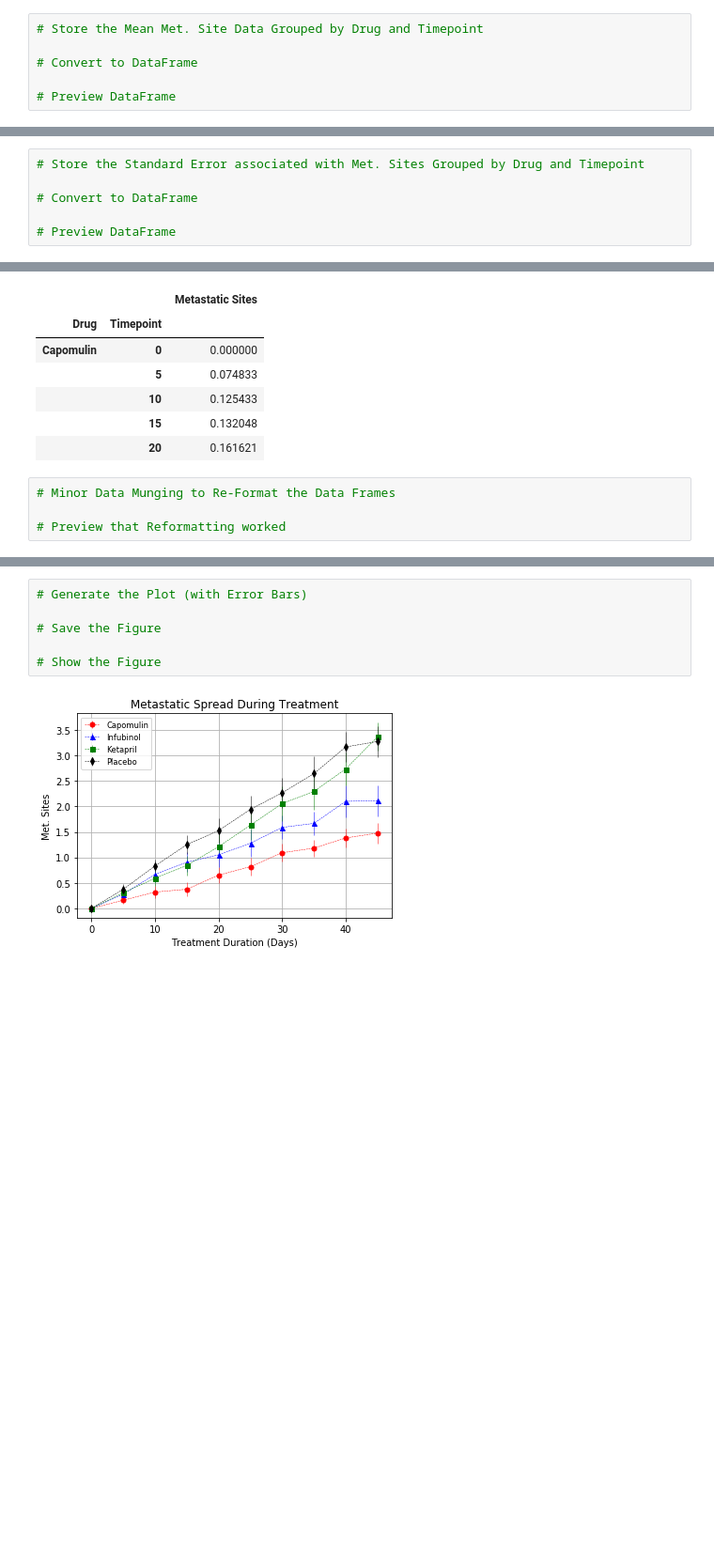
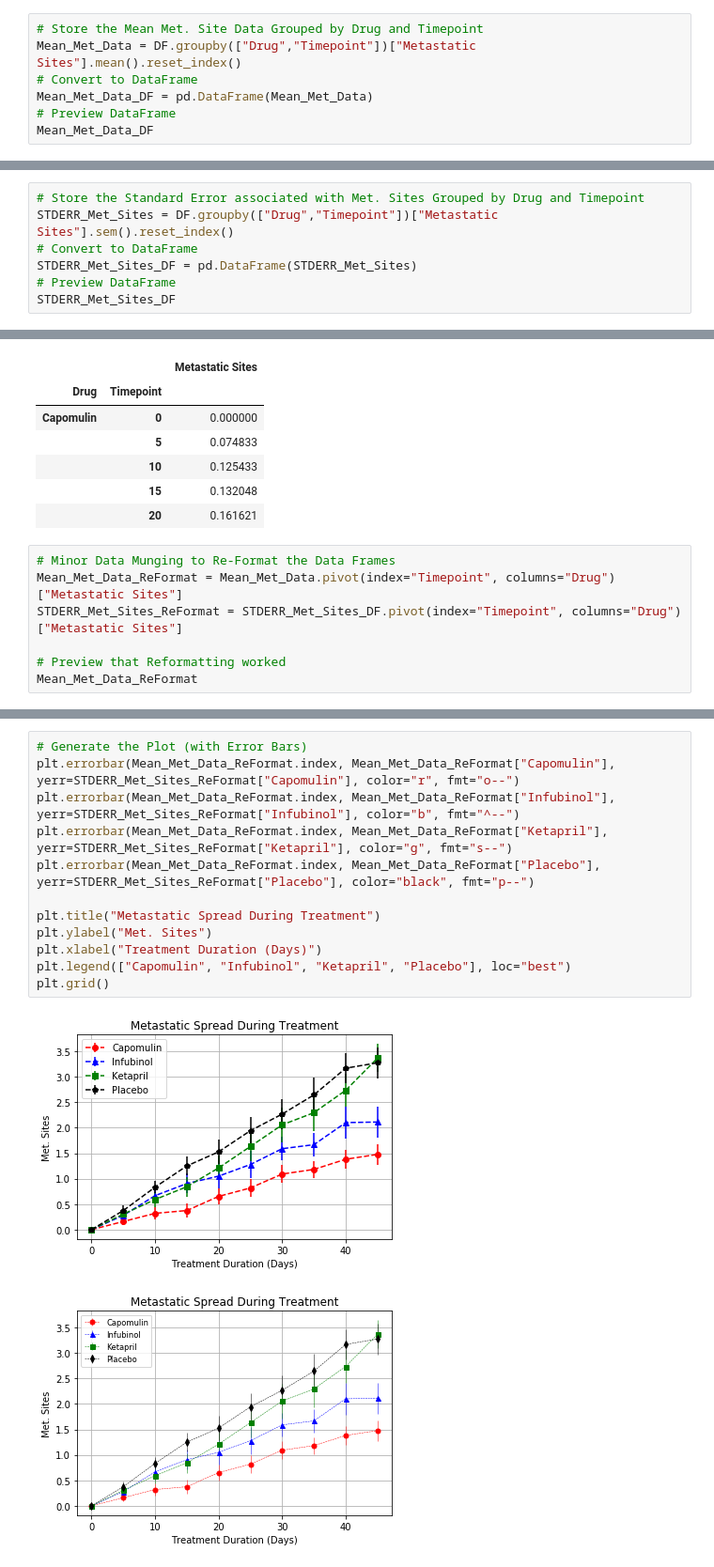
Before and after one commit to m-zurita/matplotlib-challenge, a Jupyter notebook: Pymaceuticals_pymaceuticals_starter.ipynb, the cells around one changed output, grey strips where cells are left out. Shown at 94% size. Drawn from its saved outputs; the diff is of its cells as text; blank space fills up the shorter version.

```diff
--- a/Pymaceuticals_pymaceuticals_starter.ipynb
+++ b/Pymaceuticals_pymaceuticals_starter.ipynb
@@ -136,7 +128,8 @@ plt.show()
 ## Metastatic Response to Treatment
 # %%
 # Store the Mean Met. Site Data Grouped by Drug and Timepoint
-
+Mean_Met_Data = DF.groupby(["Drug","Timepoint"])["Metastatic Sites"].mean().reset_index()
 # Convert to DataFrame
-
+Mean_Met_Data_DF = pd.DataFrame(Mean_Met_Data)
 # Preview DataFrame
+Mean_Met_Data_DF
@@ -151,7 +158,8 @@ plt.show()
 |  | 20 | 0.652174 |
 # %%
 # Store the Standard Error associated with Met. Sites Grouped by Drug and Timepoint
-
+STDERR_Met_Sites = DF.groupby(["Drug","Timepoint"])["Metastatic Sites"].sem().reset_index()
 # Convert to DataFrame
-
+STDERR_Met_Sites_DF = pd.DataFrame(STDERR_Met_Sites)
 # Preview DataFrame
+STDERR_Met_Sites_DF
@@ -166,5 +188,8 @@ plt.show()
 |  | 20 | 0.161621 |
 # %%
 # Minor Data Munging to Re-Format the Data Frames
+Mean_Met_Data_ReFormat = Mean_Met_Data.pivot(index="Timepoint", columns="Drug")["Metastatic Sites"]
+STDERR_Met_Sites_ReFormat = STDERR_Met_Sites_DF.pivot(index="Timepoint", columns="Drug")["Metastatic Sites"]
 
 # Preview that Reformatting worked
+Mean_Met_Data_ReFormat
@@ -177,12 +215,20 @@ plt.show()
 | 10 | 43.084291 | 48.285125 | 49.403909 | 49.582269 | 48.694210 | 49.423329 | 49.101541 | 42.531957 | 49.463844 | ... |
 | 15 | 42.064317 | 50.094055 | 51.296397 | 52.399974 | 50.933018 | 51.359742 | 51.067318 | 41.495061 | 51.529409 | ... |
 | 20 | 40.716325 | 52.157049 | 53.197691 | 54.920935 | 53.644087 | 54.364417 | 53.346737 | 40.238325 | 54.067395 | ... |
-# %%
-# Generate the Plot (with Error Bars)
-
-# Save the Figure
-
-# Show the Figure
+# %%
+# Generate the Plot (with Error Bars)
+plt.errorbar(Mean_Met_Data_ReFormat.index, Mean_Met_Data_ReFormat["Capomulin"], yerr=STDERR_Met_Sites_ReFormat["Capomulin"], color="r", fmt="o--")
+plt.errorbar(Mean_Met_Data_ReFormat.index, Mean_Met_Data_ReFormat["Infubinol"], yerr=STDERR_Met_Sites_ReFormat["Infubinol"], color="b", fmt="^--")
+plt.errorbar(Mean_Met_Data_ReFormat.index, Mean_Met_Data_ReFormat["Ketapril"], yerr=STDERR_Met_Sites_ReFormat["Ketapril"], color="g", fmt="s--")
+plt.errorbar(Mean_Met_Data_ReFormat.index, Mean_Met_Data_ReFormat["Placebo"], yerr=STDERR_Met_Sites_ReFormat["Placebo"], color="black", fmt="p--")
+
+plt.title("Metastatic Spread During Treatment")
+plt.ylabel("Met. Sites")
+plt.xlabel("Treatment Duration (Days)")
+plt.legend(["Capomulin", "Infubinol", "Ketapril", "Placebo"], loc="best")
+plt.grid()
+# %% [output]
+[figure, added]
 # %%
 # %% [output]
 [figure]
```
Also changed, not shown: parts of 5 cells of this notebook.
